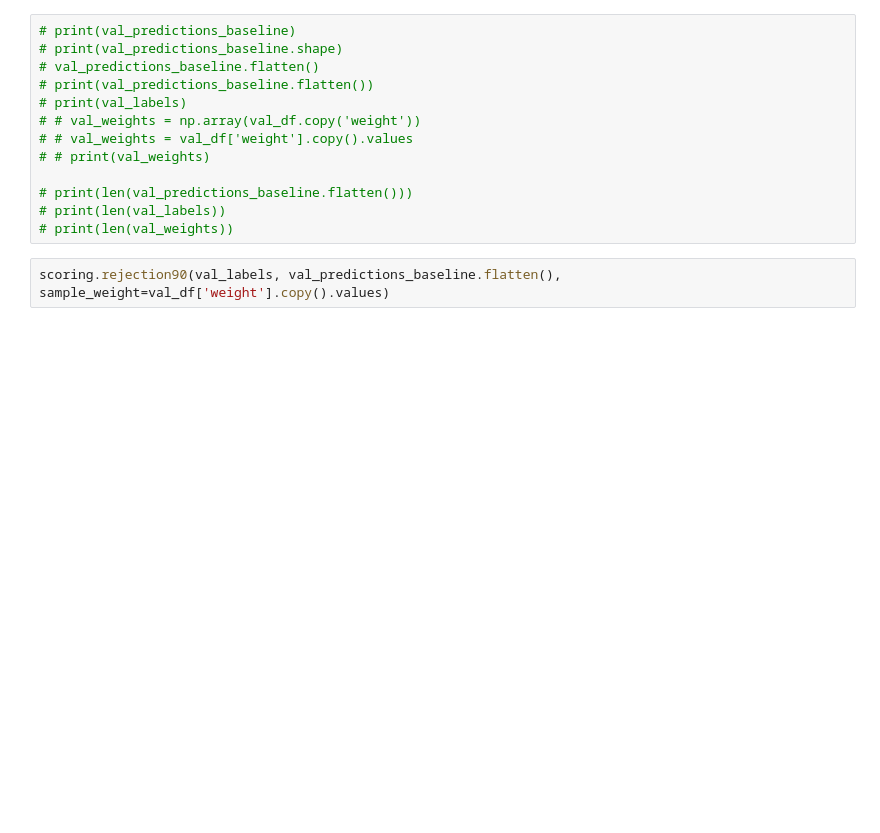
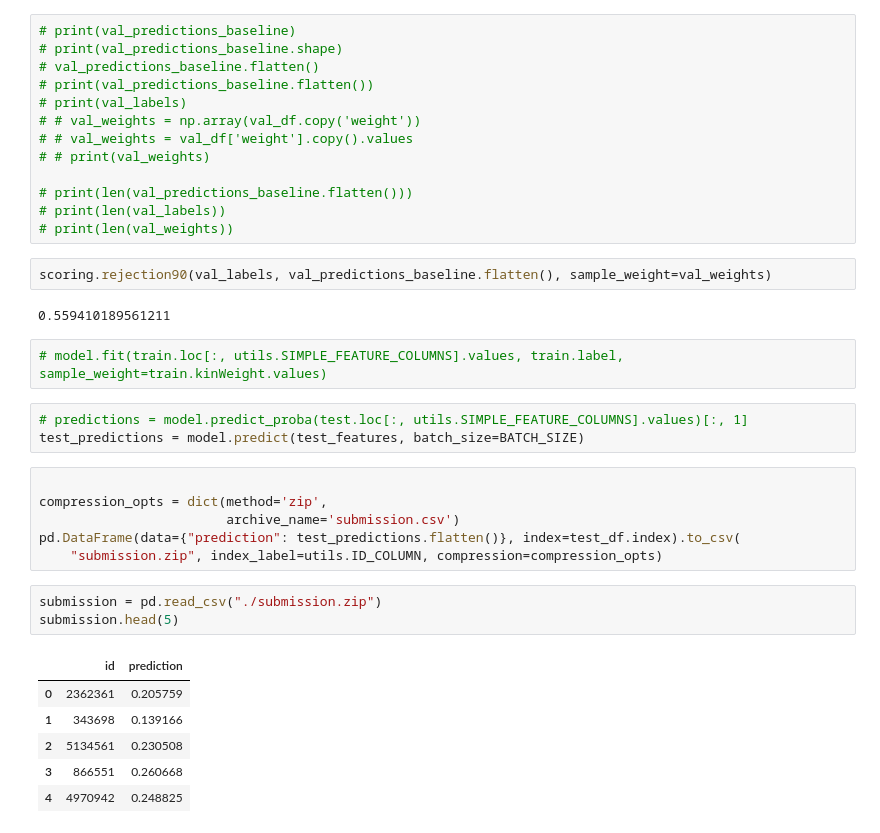
Before and after one commit to jjteoh84/MLHEP-2020-muon-id, a Jupyter notebook: dnn_classifier_v1.ipynb, the cells around one changed output. Saved outputs shown, nothing was run; the diff lists cells and outputs as text; blank space fills up the shorter version.

```diff
--- a/dnn_classifier_v1.ipynb
+++ b/dnn_classifier_v1.ipynb
@@ -378,4 +430,27 @@ plt.legend(loc='lower right')
 # print(len(val_labels))
 # print(len(val_weights))
 # %%
-scoring.rejection90(val_labels, val_predictions_baseline.flatten(), sample_weight=val_df['weight'].copy().values)
+scoring.rejection90(val_labels, val_predictions_baseline.flatten(), sample_weight=val_weights)
+# %% [output]
+0.559410189561211
+# %%
+# model.fit(train.loc[:, utils.SIMPLE_FEATURE_COLUMNS].values, train.label, sample_weight=train.kinWeight.values)
+# %%
+# predictions = model.predict_proba(test.loc[:, utils.SIMPLE_FEATURE_COLUMNS].values)[:, 1]
+test_predictions = model.predict(test_features, batch_size=BATCH_SIZE)
+# %%
+
+compression_opts = dict(method='zip',
+                        archive_name='submission.csv')
+pd.DataFrame(data={"prediction": test_predictions.flatten()}, index=test_df.index).to_csv(
+    "submission.zip", index_label=utils.ID_COLUMN, compression=compression_opts)
+# %%
+submission = pd.read_csv("./submission.zip")
+submission.head(5)
+# %% [output]
+|  | id | prediction |
+| 0 | 2362361 | 0.205759 |
+| 1 | 343698 | 0.139166 |
+| 2 | 5134561 | 0.230508 |
+| 3 | 866551 | 0.260668 |
+| 4 | 4970942 | 0.248825 |
```
Also changed, not shown: parts of 10 cells of this notebook, 1 other file.
